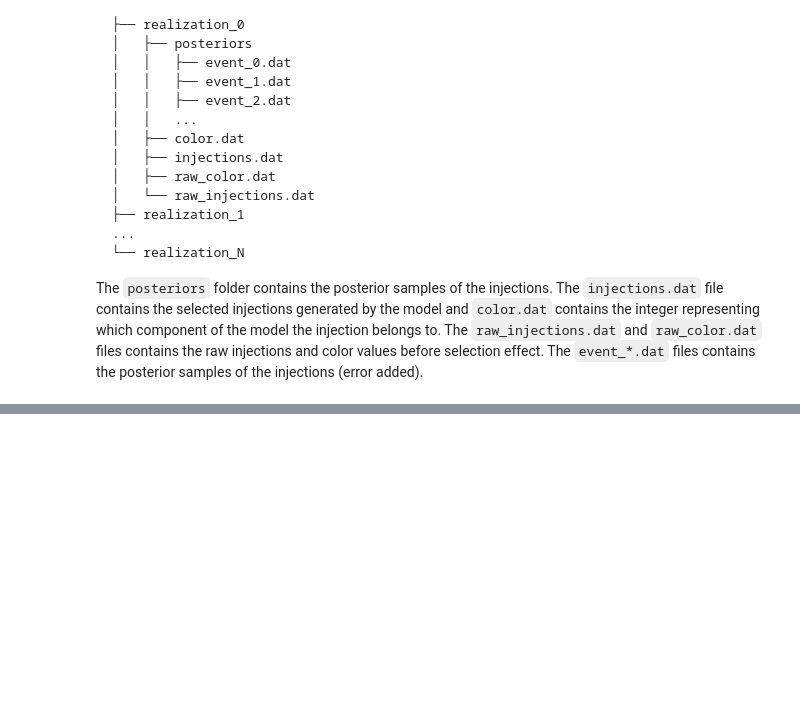
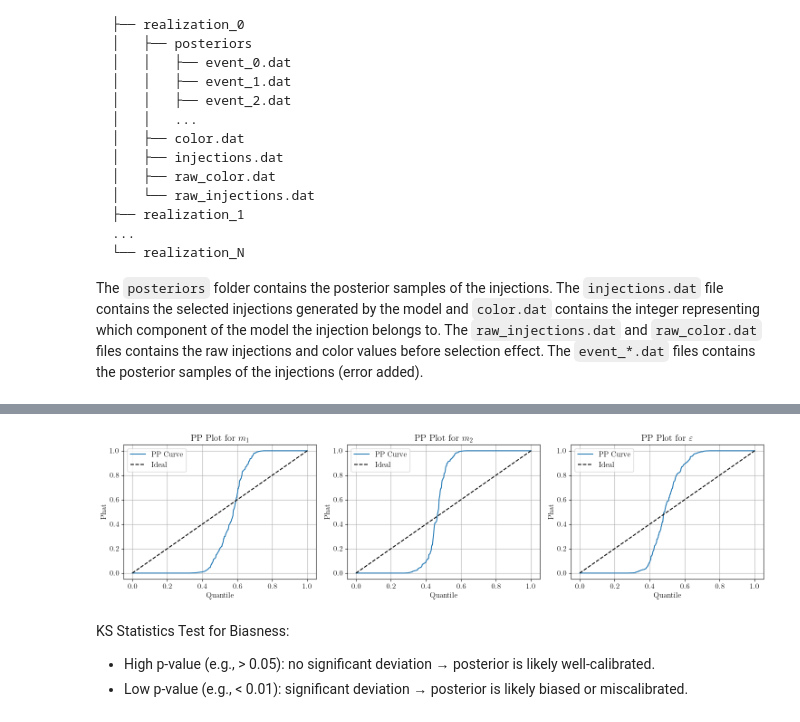
Before and after one commit to gwkokab/gwkokab, a Jupyter notebook: examples/synthetic_data.ipynb, the cells around one changed output, grey strips where cells are left out. Saved outputs shown, nothing was run; the diff lists cells and outputs as text; code cells hidden in the pictures; blank space fills up the shorter version.

Commit message:
docs: PP plot for synthetic data generation

```diff
--- a/examples/synthetic_data.ipynb
+++ b/examples/synthetic_data.ipynb
@@ -384,0 +380,48 @@ plt.tight_layout()
+# %%
+# Load injected data
+data_inj = np.loadtxt(SELECTED_INJECTIONS_PATH, skiprows=1)
+posterior_files = sorted(glob.glob(POSTERIOR_REGEX))
+
+# Make sure they match
+min_len = min(len(data_inj), len(posterior_files))
+data_inj = data_inj[:min_len]
+posterior_files = posterior_files[:min_len]
+assert len(data_inj) == len(posterior_files), "Mismatch in number of injections and posterior files"
+
+def compute_phat(posterior_samples, true_value):
+    return np.mean(posterior_samples < true_value)
+
+def compute_pp_curve(param_index):
+    phats = []
+    for inj, file in zip(data_inj, posterior_files):
+        posterior = np.loadtxt(file, skiprows=1)
+        true_val = inj[param_index]
+        phat = compute_phat(posterior[:, param_index], true_val)
+        phats.append(phat)
+    phats = np.sort(phats)
+    quantiles = np.linspace(0, 1, len(phats))
+    return quantiles, phats
+
+# Make the PP plots
+plt.figure(figsize=(15, 4))
+
+labels = [r"$m_1$", r"$m_2$", r"$\varepsilon$"]
+for i, label in enumerate(labels):
+    x, y = compute_pp_curve(i)
+    plt.subplot(1, 3, i + 1)
+    plt.plot(x, y, label="PP Curve")
+    plt.plot([0, 1], [0, 1], 'k--', label="Ideal")
+    plt.xlabel("Quantile")
+    plt.ylabel("Phat")
+    plt.title(f"PP Plot for {label}")
+    plt.grid()
+    plt.legend()
+
+plt.tight_layout()
+plt.show()
+# %% [output]
+[figure, added]
+# %% [markdown]
+KS Statistics Test for Biasness:
+- High p-value (e.g., > 0.05): no significant deviation → posterior is likely well-calibrated.
+- Low p-value (e.g., < 0.01): significant deviation → posterior is likely biased or miscalibrated.
```
Also changed, not shown: parts of 7 cells of this notebook.
